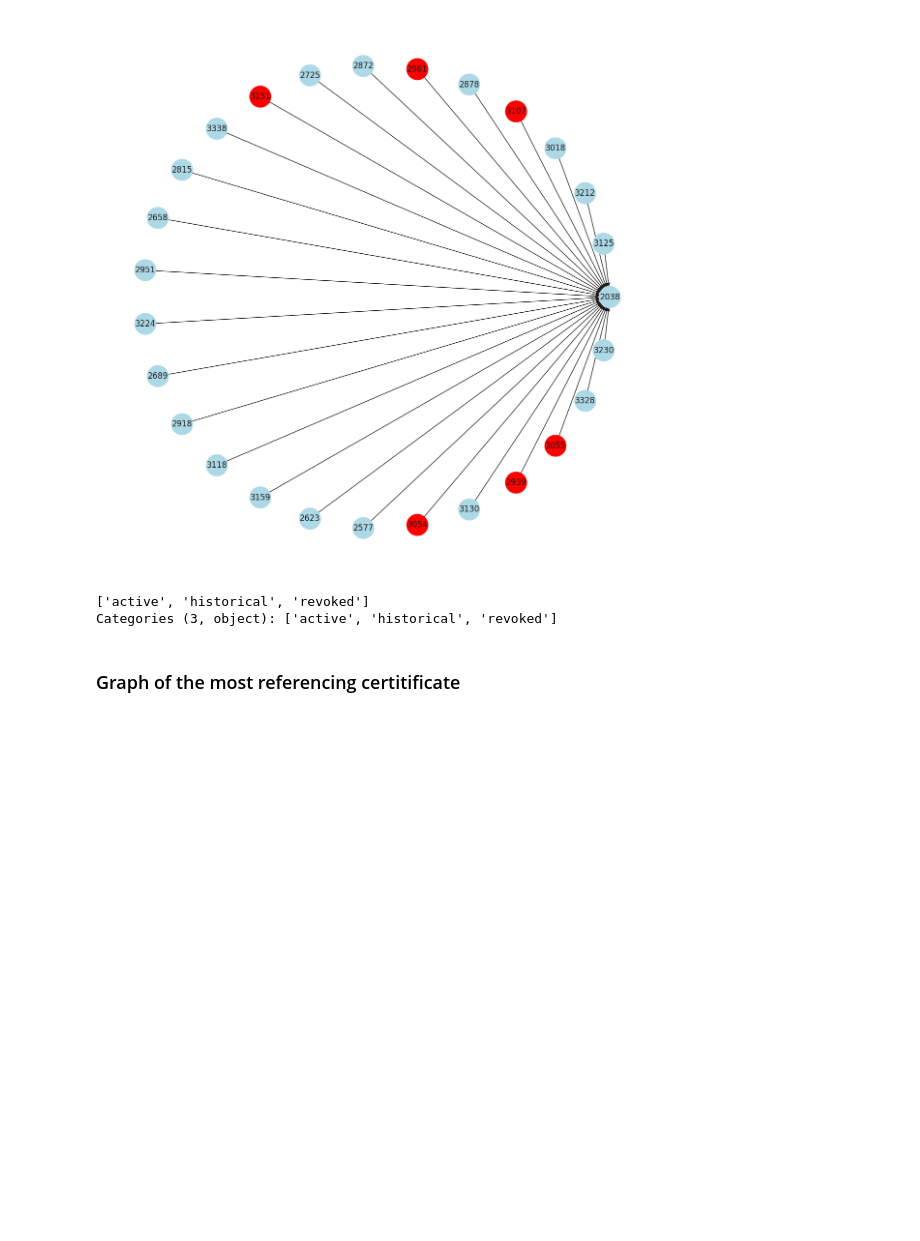
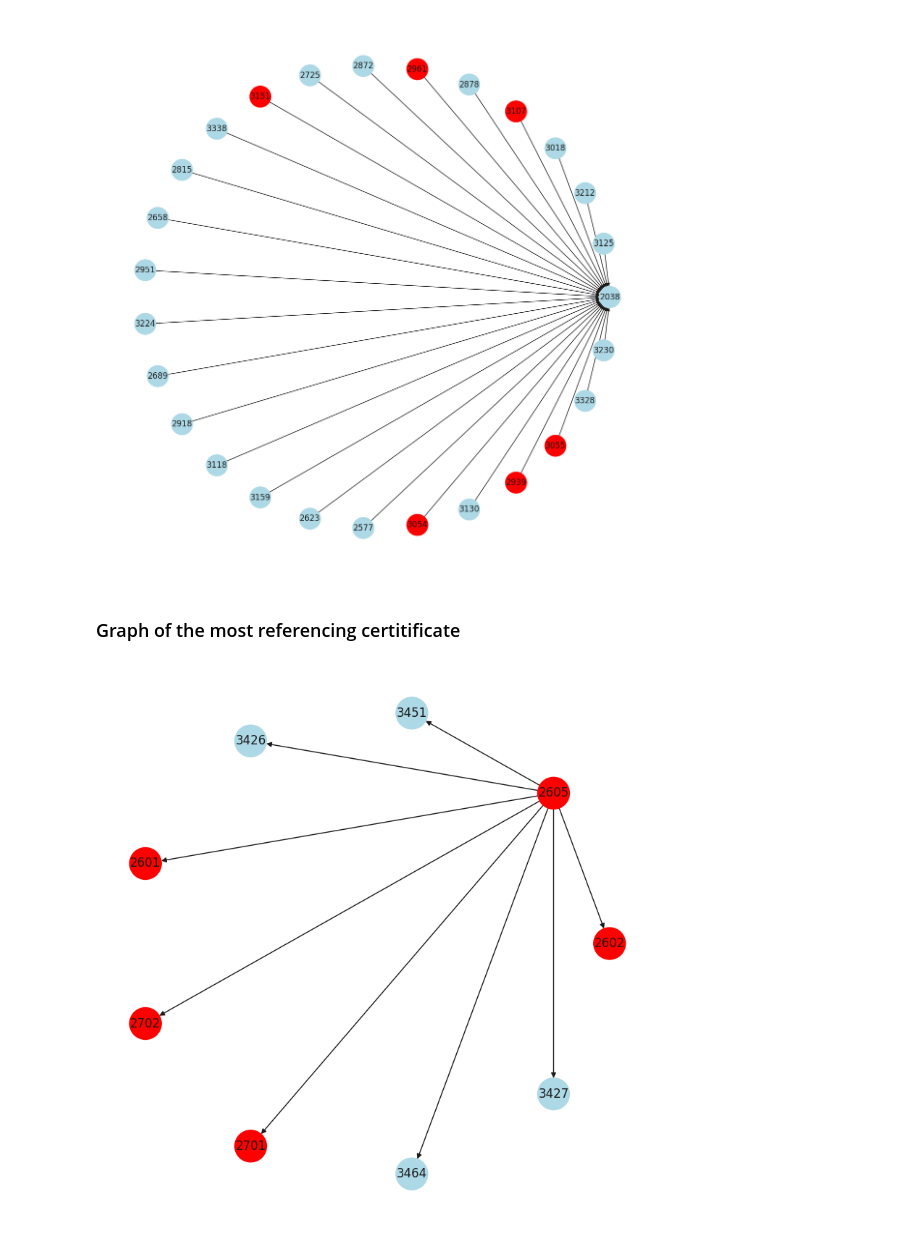
Before and after one commit to crocs-muni/sec-certs, a Jupyter notebook: notebooks/fips/references.ipynb, the cells around one changed output. Saved outputs shown, nothing was run; the diff lists cells and outputs as text; code cells hidden in the pictures; blank space fills up the shorter version.

Commit message:
feat: Added graph of references for most referencing certificate

```diff
--- a/notebooks/fips/references.ipynb
+++ b/notebooks/fips/references.ipynb
@@ -543,5 +543,6 @@ NODE_COLORS: dict[str, str] = {
 # %%
 # TODO - Enrich the graph nodes with assigned CVEs
+# TODO - Refactor me please
 graph = nx.DiGraph()
 color_map: list[str] = []
 referenced_by_df: DataFrame = df[df["module_directly_referenced_by"].notna()]
@@ -554,9 +555,10 @@ graph.add_node(cert_id)
 color_map.append(NODE_COLORS[cert_status])
 
 for cert_id_str in most_referenced_certificate["module_directly_referenced_by"]:
-    graph.add_node(cert_id_str)
-    graph.add_edge(cert_id_str, cert_id)
-    cert_status: str = get_cert_property(df, int(cert_id_str), "status")
+    cert_id_int = int(cert_id_str)
+    graph.add_node(cert_id_int)
+    graph.add_edge(cert_id_int, cert_id)
+    cert_status: str = get_cert_property(df, cert_id_int, "status")
     color_map.append(NODE_COLORS[cert_status])
 
 fig, ax = plt.subplots(figsize=(15, 15))
@@ -565,10 +567,32 @@ nx.draw(graph, pos, node_color=color_map, arrows=True, with_labels=True, node_si
 plt.show()
 # %% [output]
 [figure]
-# %%
-df["status"].unique()
-# %% [output]
-['active', 'historical', 'revoked']
-Categories (3, object): ['active', 'historical', 'revoked']
 # %% [markdown]
 ### Graph of the most referencing certitificate
+# %%
+# TODO - Enrich the graph nodes with assigned CVEs
+# TODO - Refactor me please
+graph = nx.DiGraph()
+color_map: list[str] = []
+referencing_df: DataFrame = df[df["module_directly_referencing"].notna()]
+most_references_num: int = referencing_df["module_directly_referencing"].apply(len).max()
+most_referencing_cert: Series = referencing_df[referencing_df["module_directly_referencing"].apply(len) == most_references_num].iloc[0]
+cert_id: int = most_referencing_cert["cert_id"]
+cert_status: str = most_referencing_cert["status"]
+color_map.append(NODE_COLORS[cert_status])
+
+
+for cert_id_str in most_referencing_cert["module_directly_referencing"]:
+    cert_id_int = int(cert_id_str)
+    graph.add_node(cert_id_int)
+    graph.add_edge(cert_id, cert_id_int)
+    cert_status: str = get_cert_property(df, cert_id_int, "status")
+    color_map.append(NODE_COLORS[cert_status])
+
+
+fig, ax = plt.subplots(figsize=(10, 10))
+pos = nx.circular_layout(graph)
+nx.draw(graph, pos, node_color=color_map, arrows=True, with_labels=True, node_size=1000)
+plt.show()
+# %% [output]
+[figure, added]
```
Also changed, not shown: parts of 2 cells of this notebook.
